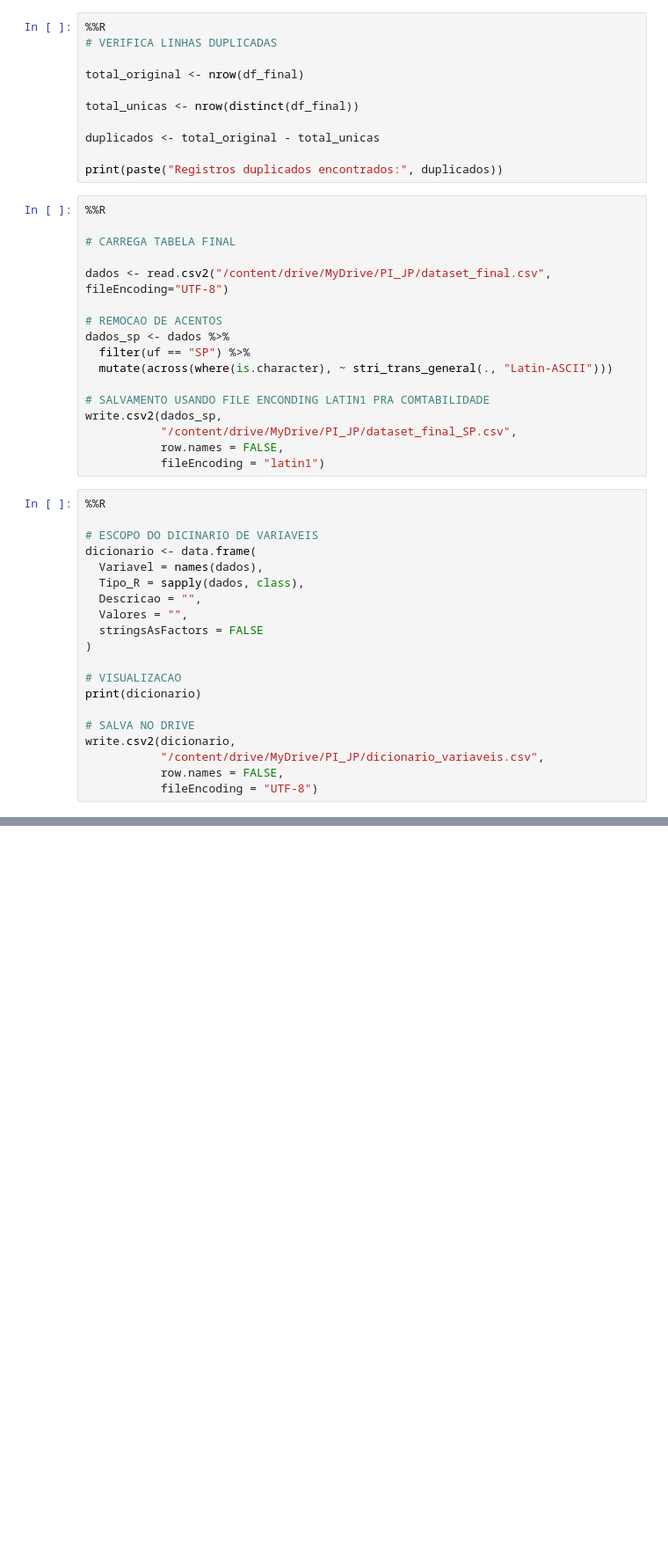
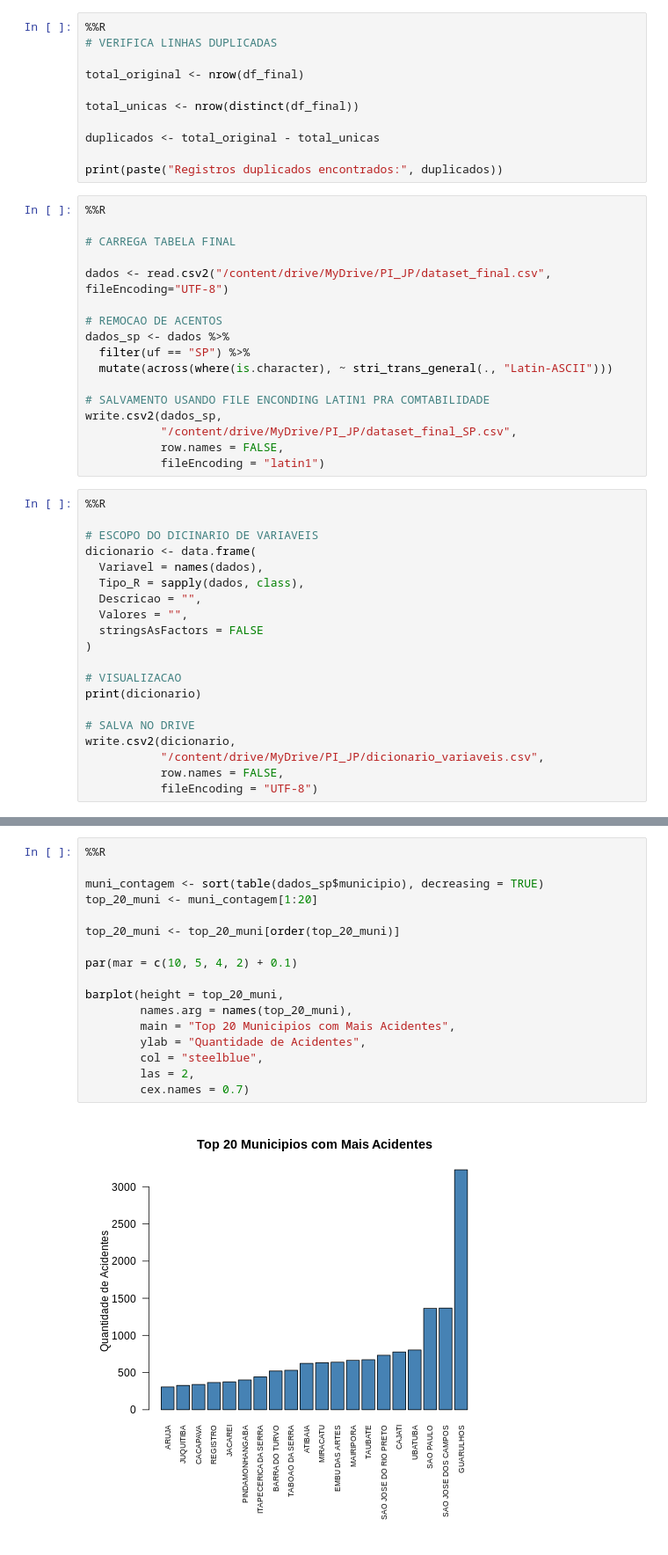
Before and after one commit to RCDS13/PI-JP-4SEM, a Jupyter notebook: etl_transito.ipynb, the cells around one changed output, grey strips where cells are left out. Shown at 88% size. Saved outputs shown, nothing was run; the diff lists cells and outputs as text; blank space fills up the shorter version.

```diff
--- a/etl_transito.ipynb
+++ b/etl_transito.ipynb
@@ -207,0 +211,19 @@ print(hora_pico)
+# %%
+%%R
+
+muni_contagem <- sort(table(dados_sp$municipio), decreasing = TRUE)
+top_20_muni <- muni_contagem[1:20]
+
+top_20_muni <- top_20_muni[order(top_20_muni)]
+
+par(mar = c(10, 5, 4, 2) + 0.1)
+
+barplot(height = top_20_muni,
+        names.arg = names(top_20_muni),
+        main = "Top 20 Municipios com Mais Acidentes",
+        ylab = "Quantidade de Acidentes",
+        col = "steelblue",
+        las = 2,
+        cex.names = 0.7)
+# %% [output]
+[figure, added]
```
Also changed, not shown: parts of 8 cells of this notebook.
